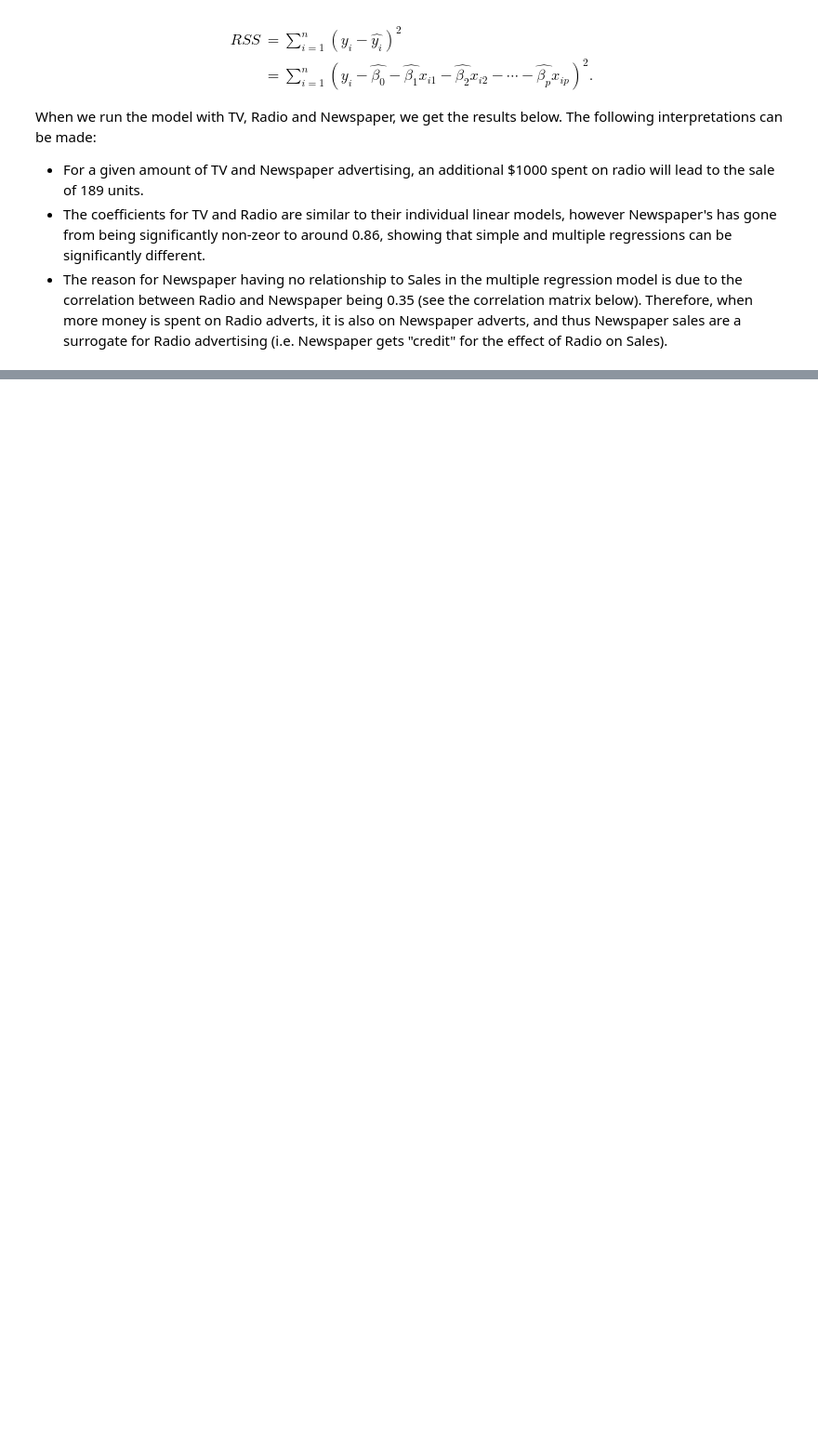
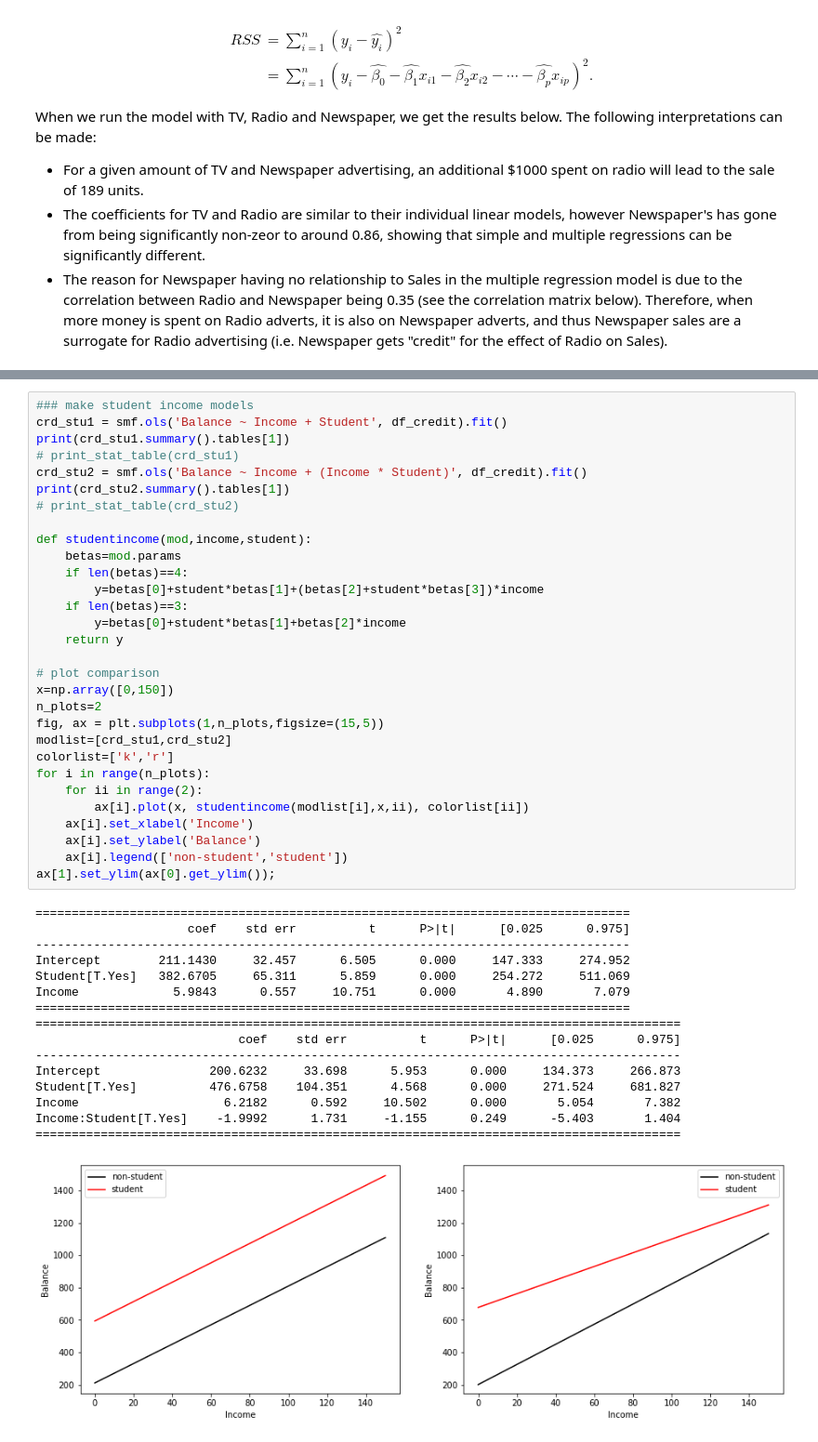
Before and after one commit to walter9388/Statisitcal-Learning, a Jupyter notebook: IntroToStatisticalLearningBook/Chp03-LinearRegression.ipynb, the cells around one changed output, grey strips where cells are left out. Shown at 93% size. Saved outputs shown, nothing was run; the diff lists cells and outputs as text; blank space fills up the shorter version.

```diff
--- a/IntroToStatisticalLearningBook/Chp03-LinearRegression.ipynb
+++ b/IntroToStatisticalLearningBook/Chp03-LinearRegression.ipynb
@@ -633,0 +837,47 @@ Sales ~ TV + Radio + (TV * Radio)
+# %%
+### make student income models
+crd_stu1 = smf.ols('Balance ~ Income + Student', df_credit).fit()
+print(crd_stu1.summary().tables[1])
+# print_stat_table(crd_stu1)
+crd_stu2 = smf.ols('Balance ~ Income + (Income * Student)', df_credit).fit()
+print(crd_stu2.summary().tables[1])
+# print_stat_table(crd_stu2)
+
+def studentincome(mod,income,student):
+    betas=mod.params
+    if len(betas)==4:
+        y=betas[0]+student*betas[1]+(betas[2]+student*betas[3])*income
+    if len(betas)==3:
+        y=betas[0]+student*betas[1]+betas[2]*income
+    return y
+
+# plot comparison
+x=np.array([0,150])
+n_plots=2
+fig, ax = plt.subplots(1,n_plots,figsize=(15,5))
+modlist=[crd_stu1,crd_stu2]
+colorlist=['k','r']
+for i in range(n_plots):
+    for ii in range(2):
+        ax[i].plot(x, studentincome(modlist[i],x,ii), colorlist[ii])
+    ax[i].set_xlabel('Income')
+    ax[i].set_ylabel('Balance')
+    ax[i].legend(['non-student','student'])
+ax[1].set_ylim(ax[0].get_ylim());
+# %% [output]
+==================================================================================
+                     coef    std err          t      P>|t|      [0.025      0.975]
+----------------------------------------------------------------------------------
+Intercept        211.1430     32.457      6.505      0.000     147.333     274.952
+Student[T.Yes]   382.6705     65.311      5.859      0.000     254.272     511.069
+Income             5.9843      0.557     10.751      0.000       4.890       7.079
+==================================================================================
+=========================================================================================
+                            coef    std err          t      P>|t|      [0.025      0.975]
+-----------------------------------------------------------------------------------------
+Intercept               200.6232     33.698      5.953      0.000     134.373     266.873
+Student[T.Yes]          476.6758    104.351      4.568      0.000     271.524     681.827
+Income                    6.2182      0.592     10.502      0.000       5.054       7.382
+Income:Student[T.Yes]    -1.9992      1.731     -1.155      0.249      -5.403       1.404
+=========================================================================================
+[figure, added]
```
Also changed, not shown: parts of 22 cells of this notebook.
